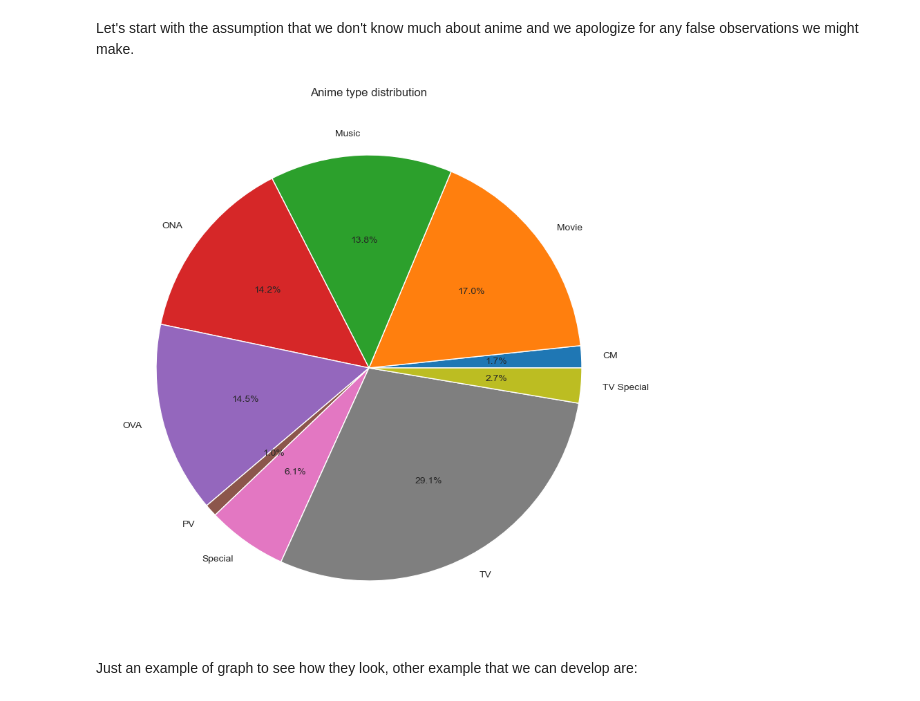
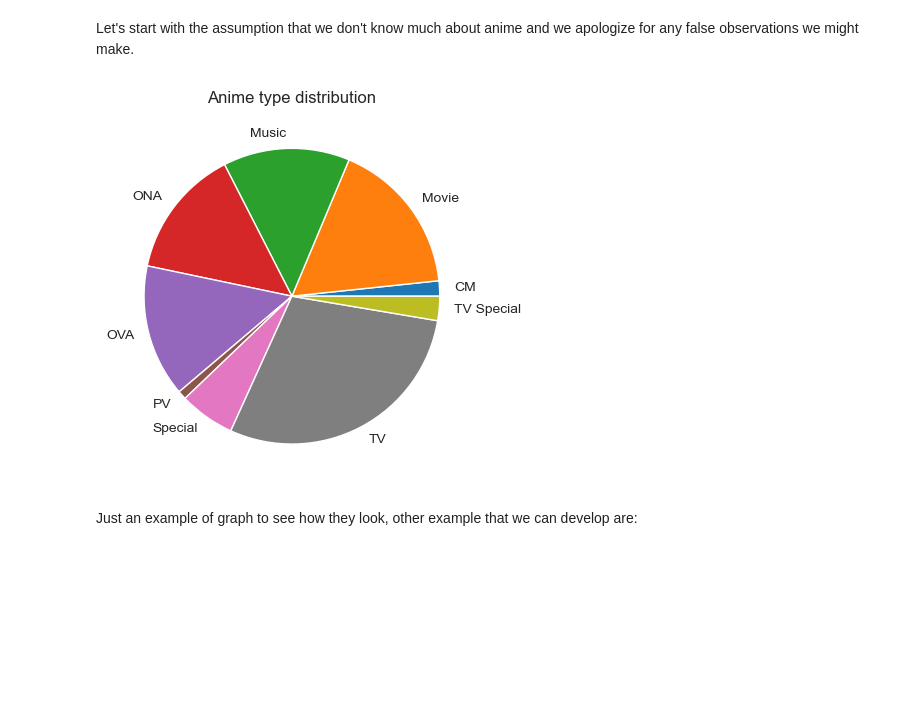
Before and after one commit to denis-budau/HCI-TWEB_2025-26, a Jupyter notebook: solution/data_visualitation.ipynb, the cells around one changed output. Saved outputs shown, nothing was run; the diff lists cells and outputs as text; code cells hidden in the pictures; blank space fills up the shorter version.

Commit message:
continue data visualitation

```diff
--- a/solution/data_visualitation.ipynb
+++ b/solution/data_visualitation.ipynb
@@ -13,11 +15,11 @@ anime_details_df = pd.read_csv('datasets/PHIL DATA SET/details.csv')
 # %%
 # In the first moment we see the type of anime to analyse how are distributed, to do this we use the easier graph that we know, pie chart
 details_type = anime_details_df.groupby("type").size()
-details_type.plot(kind='pie', autopct='%1.1f%%', figsize=(10, 10))
+details_type.plot(kind='pie')
 plt.title('Anime type distribution')
 plt.show()
 # %% [output]
-[figure, old version]
+[figure, new version]
 # %% [markdown]
 Just an example of graph to see how they look, other example that we can develop are:
 # %% [markdown]
```
Also changed, not shown: parts of 14 cells of this notebook, 1 other file.
